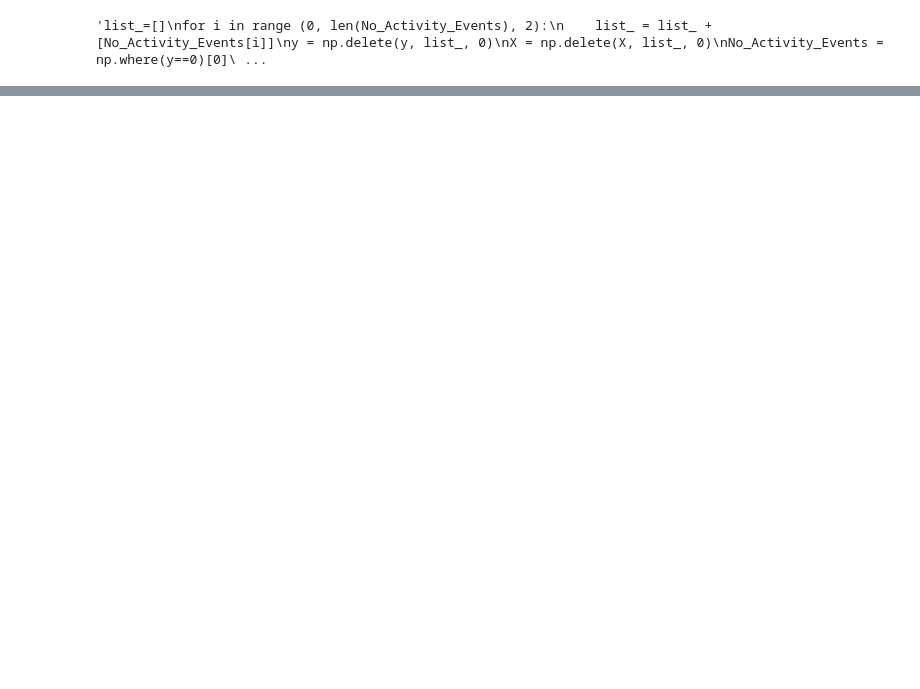
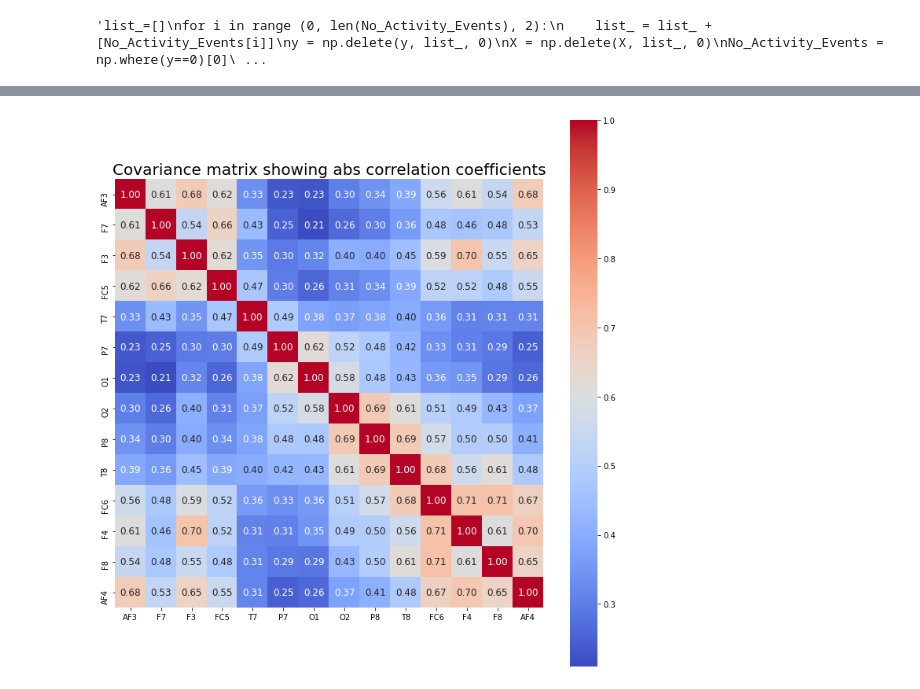
Before and after one commit to Sherif-MoOo/MTS-CPCA, a Jupyter notebook: PCA-MTS.ipynb, the cells around one changed output, grey strips where cells are left out. Saved outputs shown, nothing was run; the diff lists cells and outputs as text; code cells hidden in the pictures; blank space fills up the shorter version.

```diff
--- a/PCA-MTS.ipynb
+++ b/PCA-MTS.ipynb
@@ -21,5 +22,5 @@ len(No_Activity_Events)
 # %%
-No_Activity_Events = np.where(y==0)[0]
+'''No_Activity_Events = np.where(y==0)[0]
 len(No_Activity_Events)
 Events = pd.Series(y).to_frame().rename(columns={0: "Events"})['Events'].astype(str)
 type_counts = Events.value_counts()
@@ -29,5 +30,5 @@ for i in range(len(type_counts)):
 ax =type_counts.plot(kind='bar' , figsize =(10,10)  , fontsize = 12);
 plt.suptitle('Data_Balance', fontsize=18);
 plt.ylabel('Percentage', fontsize=18);
-plt.xlabel('Events', fontsize=18);
+plt.xlabel('Events', fontsize=18);'''
 # %% [output]
@@ -35,3 +36,5 @@ plt.xlabel('Events', fontsize=18);
+# %%
+channels_order = ['AF3', 'F7', 'F3', 'FC5', 'T7', 'P7', 'O1', 'O2', 'P8', 'T8', 'FC6', 'F4', 'F8', 'AF4']
 # %%
 '''list_=[]
 for i in range (0, len(No_Activity_Events), 2):
@@ -50,18 +53,3 @@ len(No_Activity_Events)'''
 'list_=[]\nfor i in range (0, len(No_Activity_Events), 2):\n    list_ = list_ + [No_Activity_Events[i]]\ny = np.delete(y, list_, 0)\nX = np.delete(X, list_, 0)\nNo_Activity_Events = np.where(y==0)[0]\ ...
 # %%
 #Input tensor X as shape of M: Samples , ni: length of time sereis , m: Numper of features
-# %%
-Index_Samples             = 0
-Index_length_time_sereis  = 1
-Index_features            = 2
-
-#mean of each sample per m features cross ni length
-mean_vector_i = tf.divide(tf.reduce_sum(X, Index_length_time_sereis), X.shape[Index_length_time_sereis])
-#This result in tensor of shape (M , m)
-
-#Now broad castting the tensor intp (M, ni ,m)
-mean_vector_i = np.tile(mean_vector_i, (1,X.shape[Index_length_time_sereis])).reshape(X.shape[Index_Samples],
-                                                                                      X.shape[Index_length_time_sereis],
-                                                                                      X.shape[Index_features])
-
-X_normalized  = tf.subtract(X,mean_vector_i)
@@ -86,0 +142,2 @@ array([[[ -2.9291992 ,  -9.145508  , -11.346191  , ...,  -6.840332  ,
+# %%
+a = PCA_MTS(X)
@@ -86,0 +168,4 @@ array([[[ -2.9291992 ,  -9.145508  , -11.346191  , ...,  -6.840332  ,
+# %%
+a.Correlation(channels_order)
+# %% [output]
+[figure, added]
```
Also changed, not shown: parts of 8 cells of this notebook.
